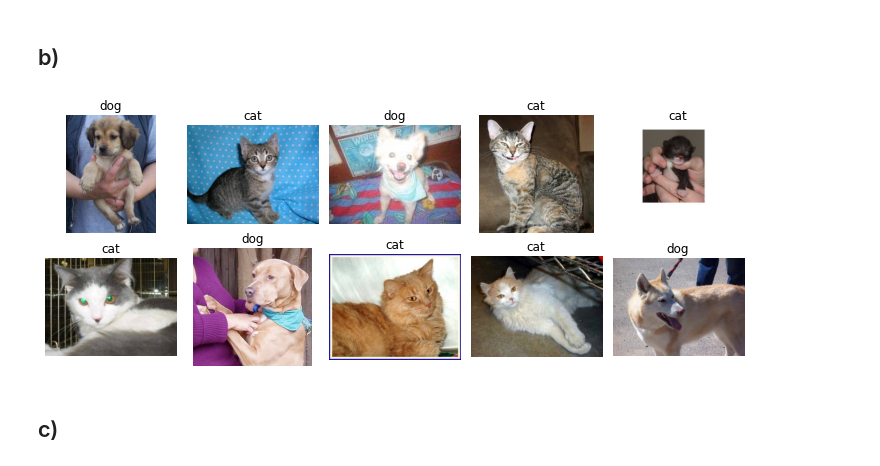
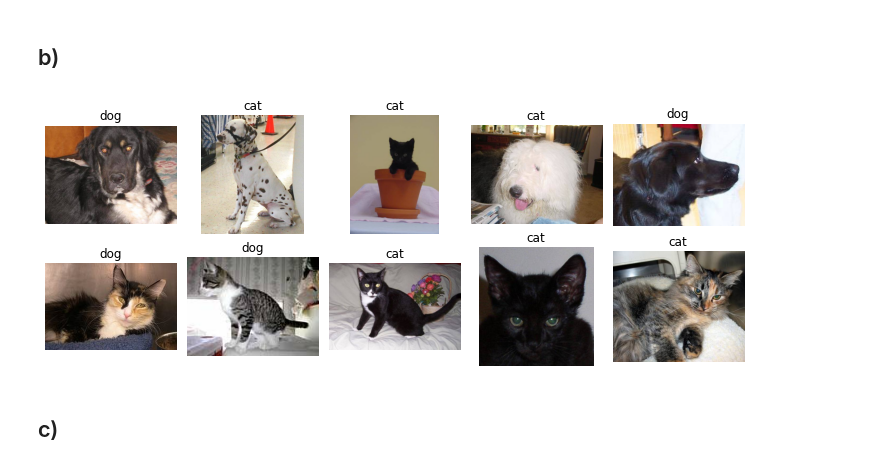
Before and after one commit to felix-tjernberg/ai21-deep-learning, a Jupyter notebook: lab/0_eda_and_filhandling.ipynb, the cells around one changed output. Drawn from its saved outputs; the diff is of its cells as text; code cells hidden in the pictures.

```diff
--- a/lab/0_eda_and_filhandling.ipynb
+++ b/lab/0_eda_and_filhandling.ipynb
@@ -8,20 +9,33 @@ from random import shuffle, seed
 # %% [markdown]
 ## b)
 # %%
-current_directory = os.path.abspath('')
-images = [(plt.imread(file_path), file_path.split('/')[-1].split('.')[0], file_path) for file_path in glob.glob(f'{current_directory}/original_dataset/train/train/*.jpg')]
+current_directory = path.abspath("")
+if platform == "darwin":
+    images = [
+        (plt.imread(file_path), file_path.split("/")[-1].split(".")[0], file_path)
+        for file_path in glob.glob(
+            f"{current_directory}/original_dataset/train/train/*.jpg"
+        )
+    ]
+if platform == "win32":
+    images = [
+        (plt.imread(file_path), file_path.split("/")[-1][6:].split(".")[0], file_path)
+        for file_path in glob.glob(
+            f"{current_directory}/original_dataset/train/train/*.jpg"
+        )
+    ]
 # %%
 def plot_samples(data):
     fig, axes = plt.subplots(2, 5, figsize=(10, 4))
-    for i, ax in enumerate(axes.flatten()):
-        ax.imshow(data[i][0], cmap = "gray")
-        ax.set_title(data[i][1])
+    for _, ax in enumerate(axes.flatten()):
+        ax.imshow(data[randint(0, (len(images)-1))][0], cmap = "gray")
+        ax.set_title(data[randint(0, (len(images)-1))][1])
         ax.axis("off")
     fig.tight_layout()
 
-plot_samples(images[:10])
+plot_samples(images)
 # %% [output]
-[figure, old version]
+[figure, new version]
 # %% [markdown]
 ## c)
 # %%
```
Also changed, not shown: parts of 4 cells of this notebook, 1 other file.
